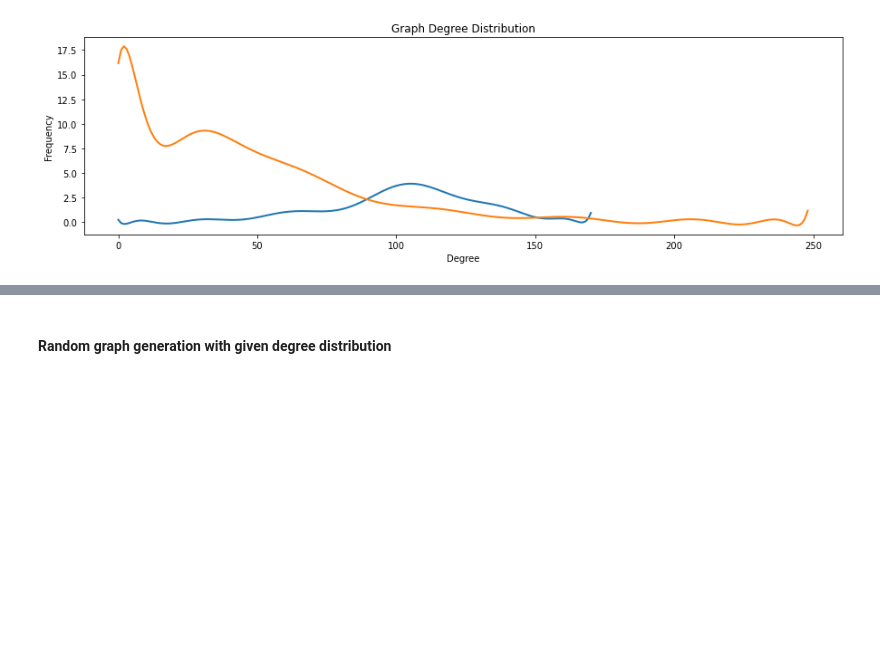
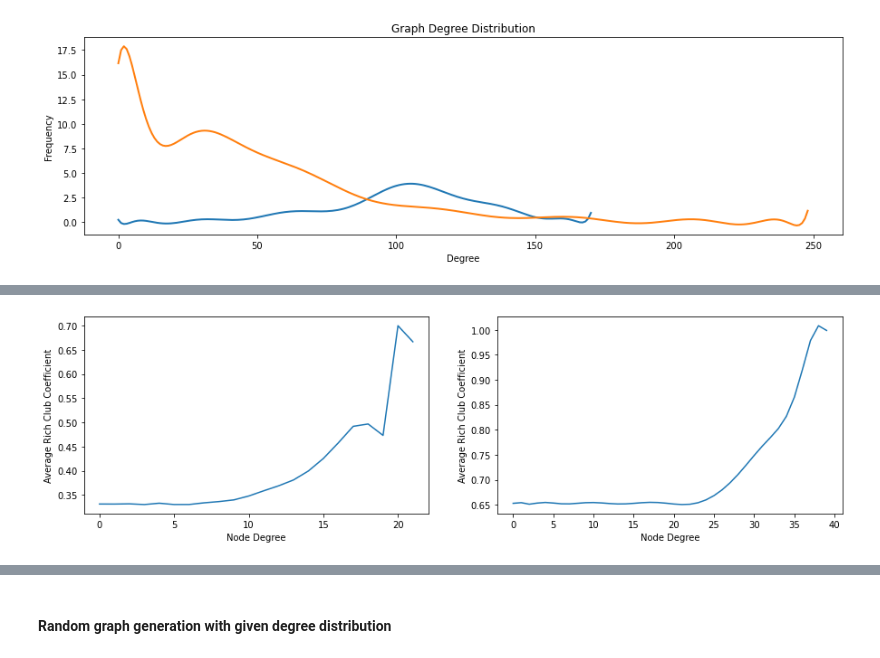
Before and after one commit to metinmertakcay/GT_Final, a Jupyter notebook: GraphTheoryFinal.ipynb, the cells around one changed output, grey strips where cells are left out. Saved outputs shown, nothing was run; the diff lists cells and outputs as text; code cells hidden in the pictures; blank space fills up the shorter version.

```diff
--- a/GraphTheoryFinal.ipynb
+++ b/GraphTheoryFinal.ipynb
@@ -143,0 +173,17 @@ plot_degree_dist_overlay(G_list, ax, 'Graph Degree Distribution')
+# %%
+# This function is used to plot rich club coefficient
+# G: Graph
+# ax: for show
+def plot_rich_club_coefficient(G, ax):
+    dict_ = {}
+    rcc = nx.rich_club_coefficient(G, normalized=False)
+
+    keys = np.array(list(rcc.keys()))
+    values = np.array(list(rcc.values()))
+
+    poly = np.polyfit(keys, values, 15)
+    poly_y = np.poly1d(poly)(keys)
+
+    ax.plot(keys, poly_y)
+    ax.set_xlabel("Node Degree")
+    ax.set_ylabel("Average Rich Club Coefficient")
@@ -143,0 +196,6 @@ plot_degree_dist_overlay(G_list, ax, 'Graph Degree Distribution')
+# %%
+fig, (ax1, ax2) = plt.subplots(1, 2, figsize=(15, 4))
+plot_rich_club_coefficient(G3, ax1)
+plot_rich_club_coefficient(G4, ax2)
+# %% [output]
+[figure, added]
```
Also changed, not shown: parts of 40 cells of this notebook.
